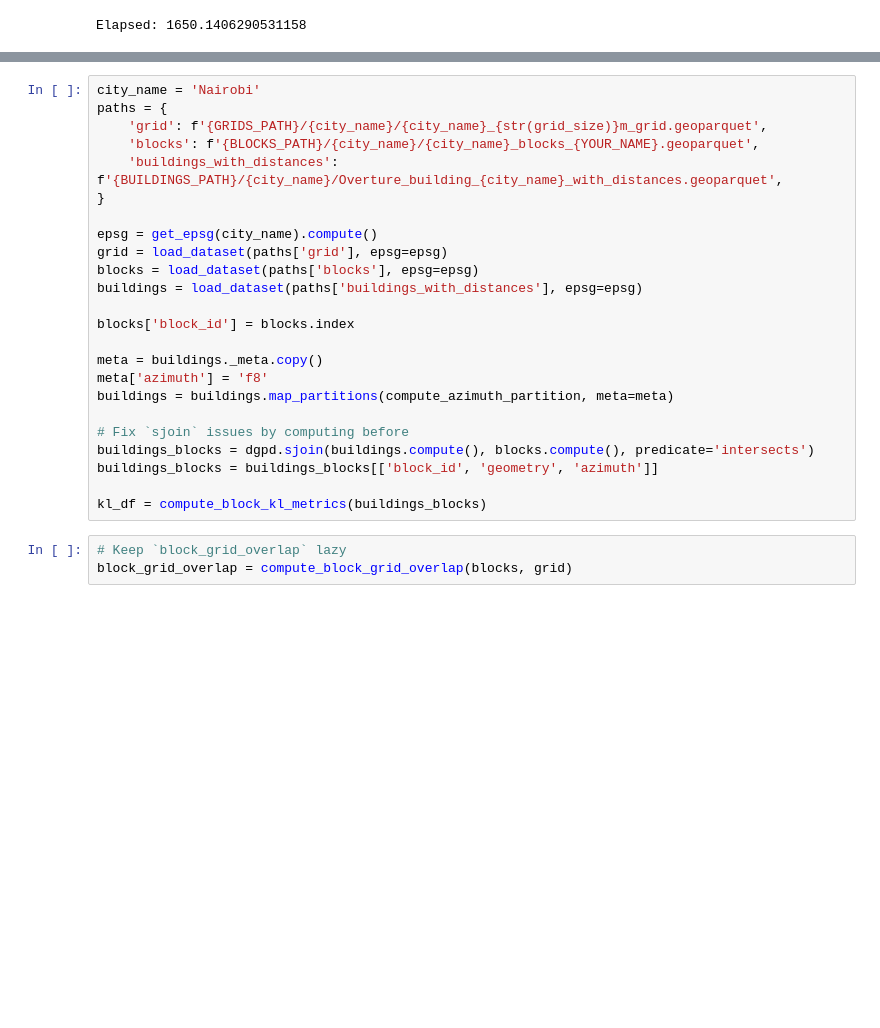
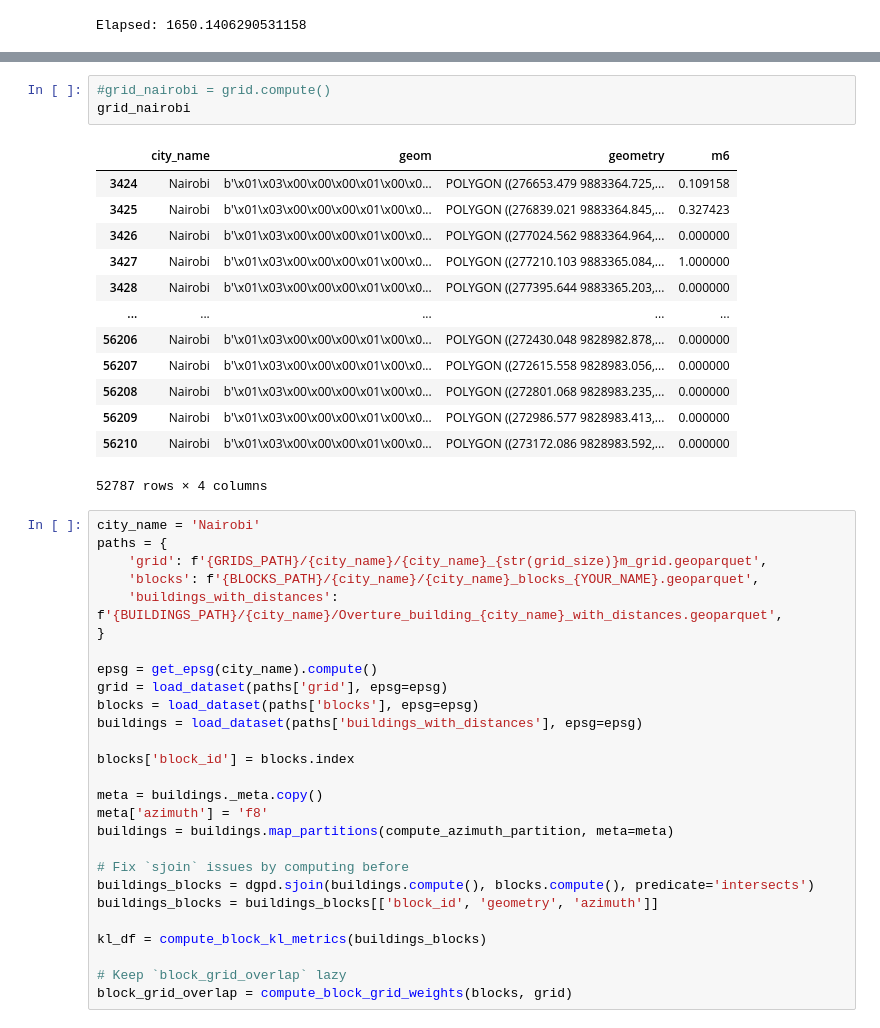
Before and after one commit to sarangof/identifyingLandSubdivisions, a Jupyter notebook: road_distances_groupby.ipynb, the cells around one changed output, grey strips where cells are left out. Drawn from its saved outputs; the diff is of its cells as text; blank space fills up the shorter version.

```diff
--- a/road_distances_groupby.ipynb
+++ b/road_distances_groupby.ipynb
@@ -363,3 +383,20 @@ print("Elapsed:", time.time() - start)'
+# %%
+#grid_nairobi = grid.compute()
+grid_nairobi
+# %% [output]
+|  | city_name | geom | geometry | m6 |
+| 3424 | Nairobi | b'\x01\x03\x00\x00\x00\x01\x00\x0... | POLYGON ((276653.479 9883364.725,... | 0.109158 |
+| 3425 | Nairobi | b'\x01\x03\x00\x00\x00\x01\x00\x0... | POLYGON ((276839.021 9883364.845,... | 0.327423 |
+| 3426 | Nairobi | b'\x01\x03\x00\x00\x00\x01\x00\x0... | POLYGON ((277024.562 9883364.964,... | 0.000000 |
+| 3427 | Nairobi | b'\x01\x03\x00\x00\x00\x01\x00\x0... | POLYGON ((277210.103 9883365.084,... | 1.000000 |
+| 3428 | Nairobi | b'\x01\x03\x00\x00\x00\x01\x00\x0... | POLYGON ((277395.644 9883365.203,... | 0.000000 |
+| ... | ... | ... | ... | ... |
+| 56206 | Nairobi | b'\x01\x03\x00\x00\x00\x01\x00\x0... | POLYGON ((272430.048 9828982.878,... | 0.000000 |
+| 56207 | Nairobi | b'\x01\x03\x00\x00\x00\x01\x00\x0... | POLYGON ((272615.558 9828983.056,... | 0.000000 |
+| 56208 | Nairobi | b'\x01\x03\x00\x00\x00\x01\x00\x0... | POLYGON ((272801.068 9828983.235,... | 0.000000 |
+| 56209 | Nairobi | b'\x01\x03\x00\x00\x00\x01\x00\x0... | POLYGON ((272986.577 9828983.413,... | 0.000000 |
+| 56210 | Nairobi | b'\x01\x03\x00\x00\x00\x01\x00\x0... | POLYGON ((273172.086 9828983.592,... | 0.000000 |
+52787 rows × 4 columns
 # %%
 city_name = 'Nairobi'
 paths = {
@@ -384,6 +421,6 @@ buildings_blocks = dgpd.sjoin(buildings.compute(), blocks.compute(), predicate='
 buildings_blocks = buildings_blocks[['block_id', 'geometry', 'azimuth']]
 
 kl_df = compute_block_kl_metrics(buildings_blocks)
+
+# Keep `block_grid_overlap` lazy
+block_grid_overlap = compute_block_grid_weights(blocks, grid)
-# %%
-# Keep `block_grid_overlap` lazy
-block_grid_overlap = compute_block_grid_overlap(blocks, grid)
```
Also changed, not shown: parts of 18 cells of this notebook.
